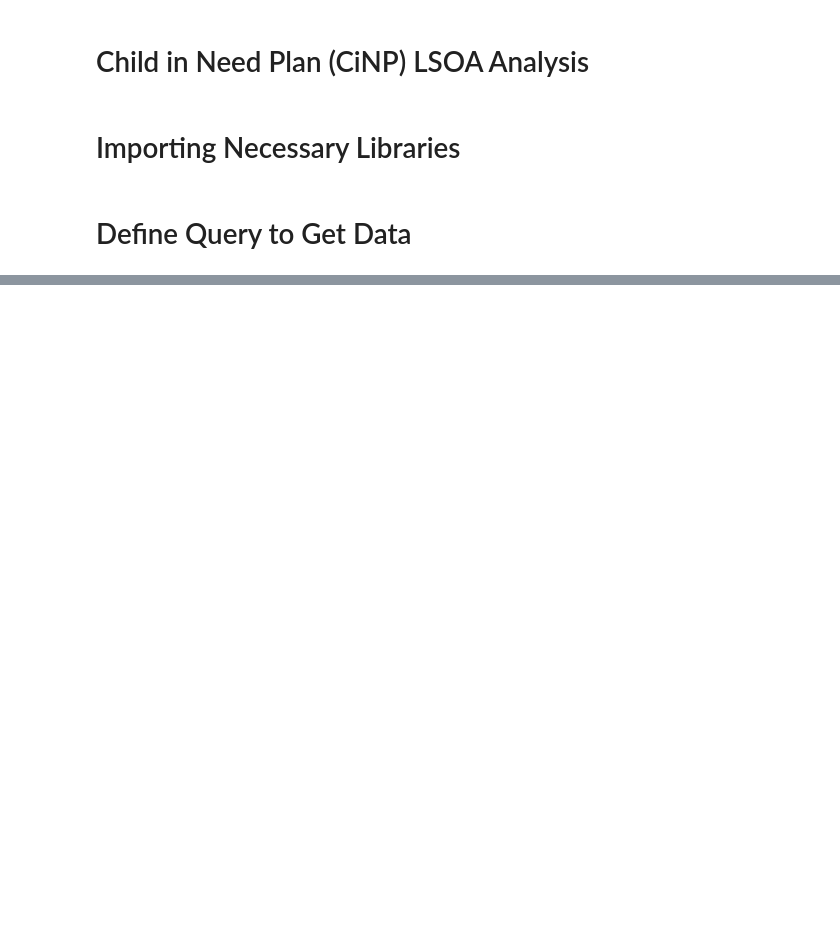
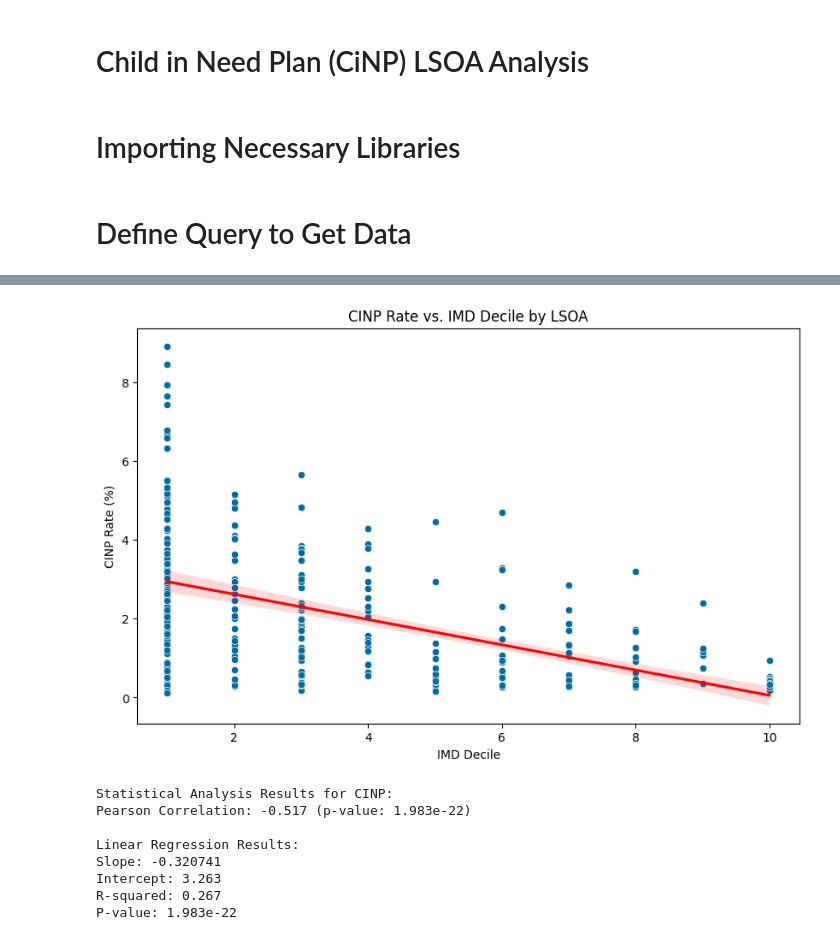
Before and after one commit to ConnectedBradford/CB_2649, a Jupyter notebook: notebooks/cinp_lsoa_analysis.ipynb, the cells around one changed output, grey strips where cells are left out. Cells and saved outputs as stored; diff of their text form; code cells hidden in the pictures; blank space fills up the shorter version.

```diff
--- a/notebooks/cinp_lsoa_analysis.ipynb
+++ b/notebooks/cinp_lsoa_analysis.ipynb
@@ -75,0 +122,16 @@ LEFT JOIN
+# %%
+# Intervention rate vs IMD decile relationship
+analyze_imd_relationship(
+    cinp,
+    intervention_name='CINP'
+)
+# %% [output]
+[figure, added]
+Statistical Analysis Results for CINP:
+Pearson Correlation: -0.517 (p-value: 1.983e-22)
+
+Linear Regression Results:
+Slope: -0.320741
+Intercept: 3.263
+R-squared: 0.267
+P-value: 1.983e-22
```
Also changed, not shown: parts of 7 cells of this notebook, 3 other files.
